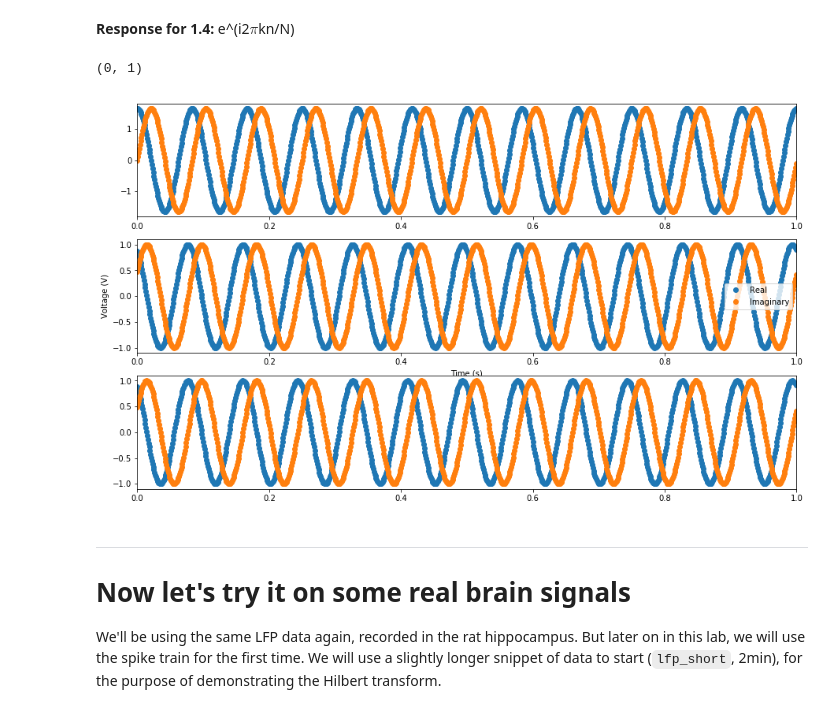
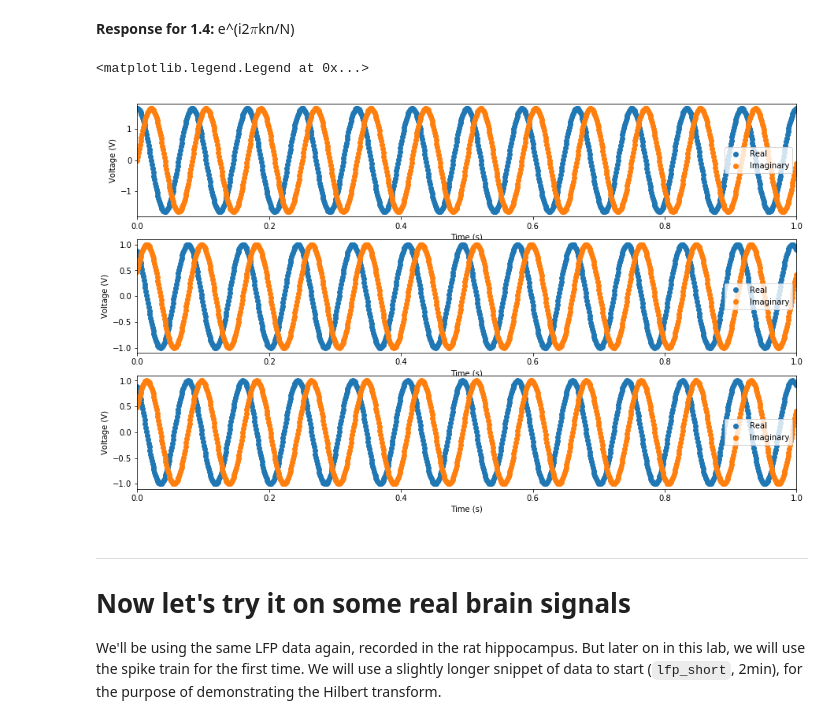
Before and after one commit to ajkeamy/COGS118C, a Jupyter notebook: Assignments/A4-HilbertLFPSpike.ipynb, the cells around one changed output. Cells and saved outputs as stored; diff of their text form; code cells hidden in the pictures.

```diff
--- a/Assignments/A4-HilbertLFPSpike.ipynb
+++ b/Assignments/A4-HilbertLFPSpike.ipynb
@@ -103,36 +103,42 @@ plt.subplot(3,1,1)
 plt.plot(t, complex_sine.real, 'o', label= 'Real')
 plt.plot(t, complex_sine.imag, 'o', label= 'Imaginary')
 plt.xlim([0,1])
+plt.xlabel('Time (s)')
+plt.ylabel('Voltage (V)')
+plt.legend()
 
 # call signal.hilbert and plot the real and imag component of x_a
 x_a = signal.hilbert(sine)
 plt.subplot(3,1,2)
 # plot real and im component of x_a
 plt.plot(t, x_a.real, 'o', label= "Real")
 plt.plot(t, x_a.imag, 'o', label= "Imaginary")
 plt.xlim([0,1])
 plt.xlabel('Time (s)')
 plt.ylabel('Voltage (V)')
 plt.legend()
 
 
 def my_hilbert(signal):
     FT = np.fft.fft(signal)
     freqs = np.fft.fftfreq(len(signal))
     FT[(np.where(freqs<0))]=0. # zero out negative frequencies, use np.where()
     return 2 * np.fft.ifft(FT) # return 2x positive frequencies
 
 
 plt.subplot(3,1,3)
 # call my_hilbert and plot the real and imag component of my_x_a
 my_x_a = my_hilbert(sine)
 #plot
 plt.plot(t, my_x_a.real, 'o', label = "Real")
 plt.plot(t, my_x_a.imag, 'o', label = "Imaginary")
 plt.xlim([0,1])
+plt.xlabel('Time (s)')
+plt.ylabel('Voltage (V)')
+plt.legend()
 # %% [output]
-(0, 1)
+<matplotlib.legend.Legend at 0x...>
-[figure, old version]
+[figure, new version]
 # %% [markdown]
 ---
 # Now let's try it on some real brain signals
```
Also changed, not shown: parts of 9 cells of this notebook.
